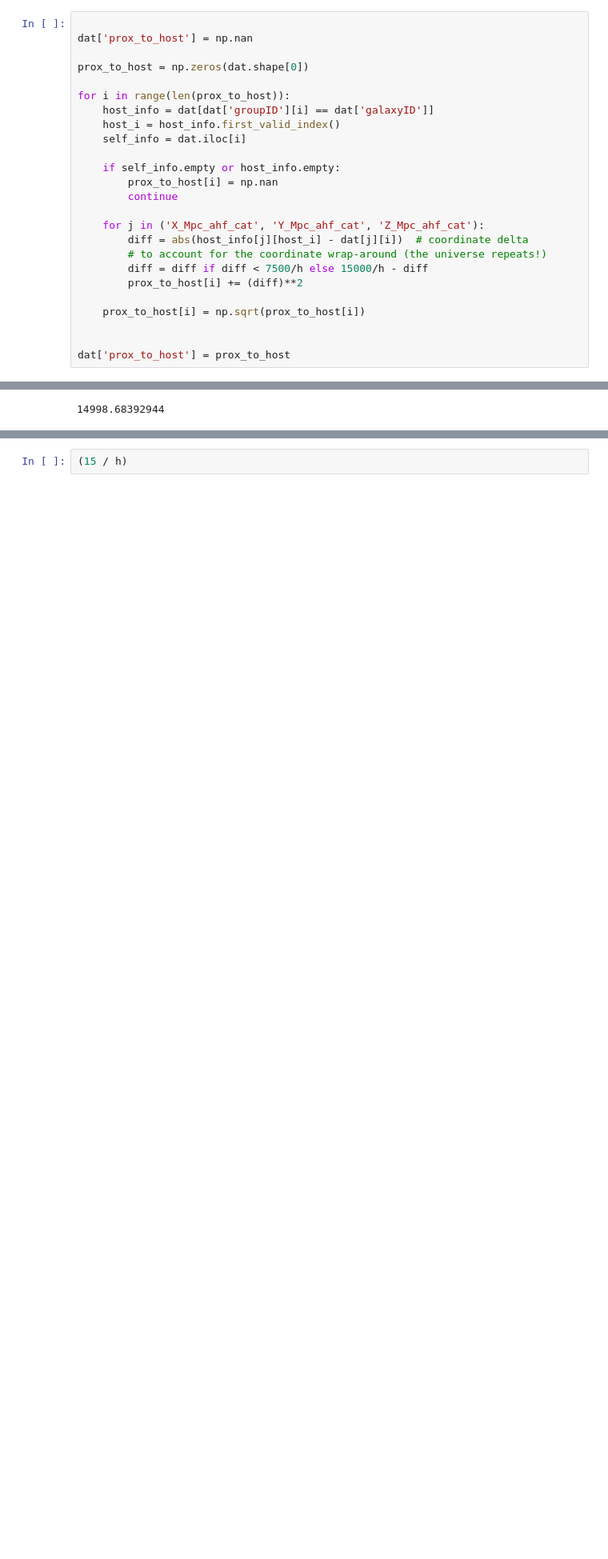
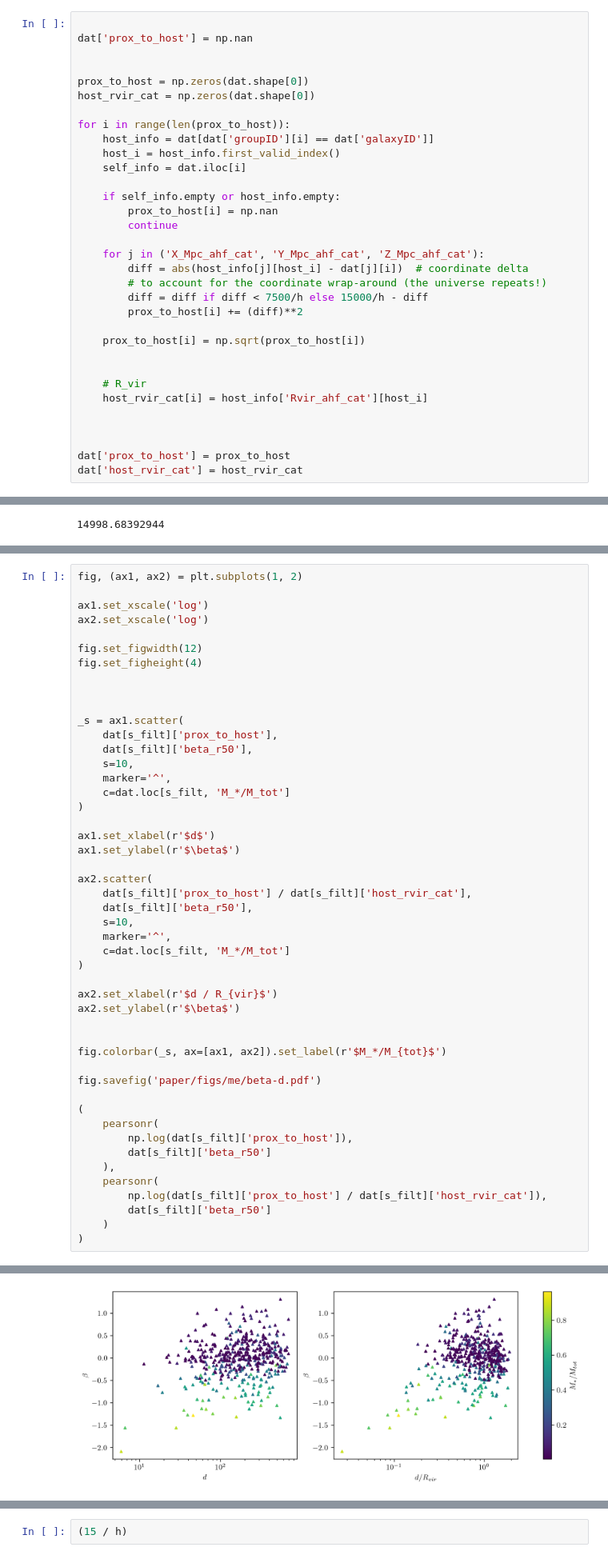
Before and after one commit to mkzeender/thesis, a Jupyter notebook: root_graph.ipynb, the cells around one changed output, grey strips where cells are left out. Shown at 80% size. Drawn from its saved outputs; the diff is of its cells as text; blank space fills up the shorter version.

```diff
--- a/root_graph.ipynb
+++ b/root_graph.ipynb
@@ -188,7 +189,9 @@ dat.to_pickle('beta_data.pickle')
 
 dat['prox_to_host'] = np.nan
 
+
 prox_to_host = np.zeros(dat.shape[0])
+host_rvir_cat = np.zeros(dat.shape[0])
 
 for i in range(len(prox_to_host)):
     host_info = dat[dat['groupID'][i] == dat['galaxyID']]
@@ -208,7 +211,13 @@ for i in range(len(prox_to_host)):
     prox_to_host[i] = np.sqrt(prox_to_host[i])
 
 
+    # R_vir
+    host_rvir_cat[i] = host_info['Rvir_ahf_cat'][host_i]
+
+
+
 dat['prox_to_host'] = prox_to_host
+dat['host_rvir_cat'] = host_rvir_cat
 # %%
 %matplotlib inline
 fig, ax = plt.subplots()
@@ -289,0 +295,49 @@ fig.savefig('paper/figs/me/beta-d.pdf')
+# %%
+fig, (ax1, ax2) = plt.subplots(1, 2)
+
+ax1.set_xscale('log')
+ax2.set_xscale('log')
+
+fig.set_figwidth(12)
+fig.set_figheight(4)
+
+
+
+_s = ax1.scatter(
+    dat[s_filt]['prox_to_host'],
+    dat[s_filt]['beta_r50'],
+    s=10,
+    marker='^',
+    c=dat.loc[s_filt, 'M_*/M_tot']
+)
+
+ax1.set_xlabel(r'$d$')
+ax1.set_ylabel(r'$\beta$')
+
+ax2.scatter(
+    dat[s_filt]['prox_to_host'] / dat[s_filt]['host_rvir_cat'],
+    dat[s_filt]['beta_r50'],
+    s=10,
+    marker='^',
+    c=dat.loc[s_filt, 'M_*/M_tot']
+)
+
+ax2.set_xlabel(r'$d / R_{vir}$')
+ax2.set_ylabel(r'$\beta$')
+
+
+fig.colorbar(_s, ax=[ax1, ax2]).set_label(r'$M_*/M_{tot}$')
+
+fig.savefig('paper/figs/me/beta-d.pdf')
+
+(
+    pearsonr(
+        np.log(dat[s_filt]['prox_to_host']),
+        dat[s_filt]['beta_r50']
+    ),
+    pearsonr(
+        np.log(dat[s_filt]['prox_to_host'] / dat[s_filt]['host_rvir_cat']),
+        dat[s_filt]['beta_r50']
+    )
+)
+# %% [output]
@@ -289,0 +346 @@ fig.savefig('paper/figs/me/beta-d.pdf')
+[figure, added]
```
Also changed, not shown: parts of 6 cells of this notebook, 7 other files.
